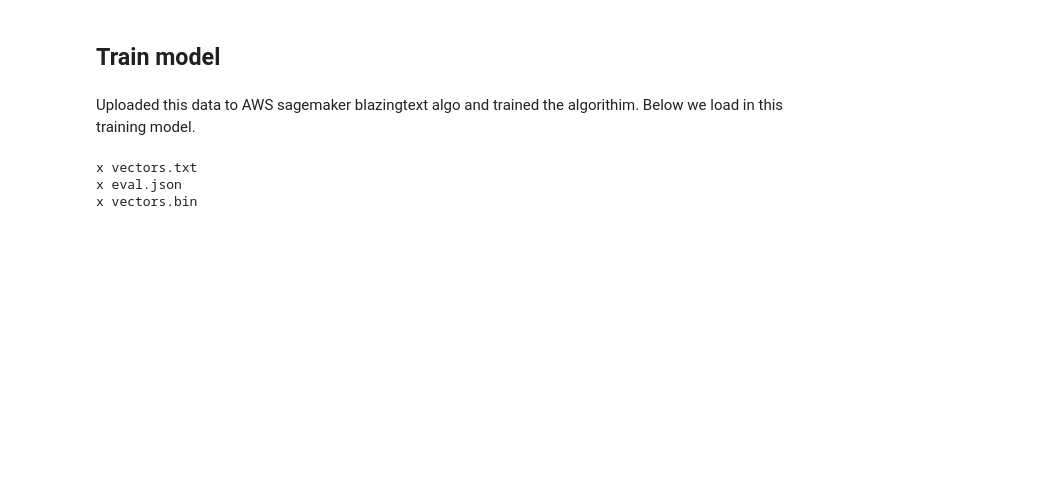
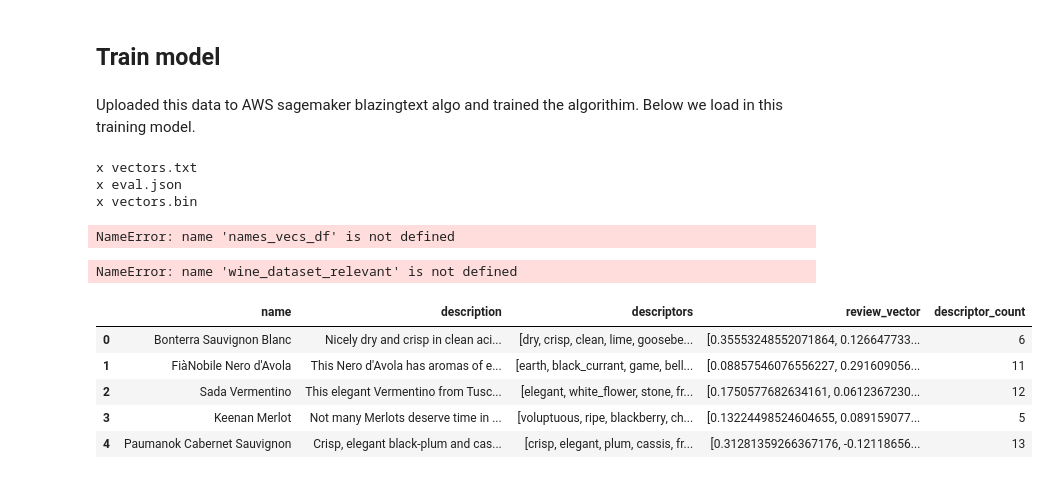
Before and after one commit to dylanw-main/Data_Analytics, a Jupyter notebook: kaggle_data.ipynb, the cells around one changed output. Saved outputs shown, nothing was run; the diff lists cells and outputs as text; code cells hidden in the pictures; blank space fills up the shorter version.

Commit message:
full engine

```diff
--- a/kaggle_data.ipynb
+++ b/kaggle_data.ipynb
@@ -205,3 +211,69 @@ names_vecs_filtered = [n for n in names_vecs if n[0] in list(descriptor_mapping[
 names_vecs_df = pd.DataFrame(names_vecs_filtered, columns=['word', 'vector'])
 names_vecs_df.sort_values(by=['word'], inplace=True)
 names_vecs_df.to_csv('word_vectors.csv')
+# %%
+wine_reviews = list(df_des['description'])
+
+def return_descriptor_from_mapping(word):
+    if word in list(descriptor_mapping.index):
+        descriptor_to_return = descriptor_mapping['level_3'][word]
+        return descriptor_to_return
+
+descriptorized_reviews = []
+for review in wine_reviews:
+    normalized_review = normalize_text(review)
+    phrased_review = ngrams[normalized_review]
+    descriptors_only = [return_descriptor_from_mapping(word) for word in phrased_review]
+    no_nones = [str(d) for d in descriptors_only if d is not None]
+    descriptorized_review = ' '.join(no_nones)
+    descriptorized_reviews.append(descriptorized_review)
+# %% [output]
+NameError: name 'names_vecs_df' is not defined
+# %%
+vectorizer = TfidfVectorizer()
+X = vectorizer.fit(descriptorized_reviews)
+
+dict_of_idf_weightings = pd.DataFrame(zip(X.get_feature_names(), X.idf_), columns=['word', 'idf'])
+
+vectors_and_idf = pd.merge(left=names_vecs_df, right=dict_of_idf_weightings, left_on='word', right_on='word', how='inner')
+vectors_and_idf['word_vec_idf'] = vectors_and_idf['vector']*vectors_and_idf['idf']
+vectors_and_idf = vectors_and_idf[['word', 'word_vec_idf']]
+vectors_and_idf.set_index('word', inplace=True)
+vectors_and_idf.to_csv('word_vectors_idf.csv')
+
+wine_review_vectors = []
+for d in descriptorized_reviews:
+    descriptor_count = 0
+    weighted_review_terms = []
+    terms = d.split(' ')
+
+    for term in terms:
+        if term in list(vectors_and_idf.index):
+            weighted_word_vector = vectors_and_idf.at[term, 'word_vec_idf']
+            weighted_review_terms.append(weighted_word_vector)
+            descriptor_count += 1
+        else:
+            continue
+
+    try:
+        review_vector = sum(weighted_review_terms)/len(weighted_review_terms)
+    except:
+        review_vector = []
+
+    vector_and_count = [terms, review_vector, descriptor_count]
+    wine_review_vectors.append(vector_and_count)
+# %% [output]
+NameError: name 'wine_dataset_relevant' is not defined
+# %%
+wine_review_vectors_df = pd.DataFrame(wine_review_vectors, columns=['descriptors', 'review_vector', 'descriptor_count'])
+full_wine_df = pd.concat([df_des, wine_review_vectors_df], axis=1)
+full_wine_df.dropna(how='any', inplace=True)
+full_wine_df.to_csv('wine_review_vectors.csv')
+full_wine_df.head()
+# %% [output]
+|  | name | description | descriptors | review_vector | descriptor_count |
+| 0 | Bonterra Sauvignon Blanc | Nicely dry and crisp in clean aci... | [dry, crisp, clean, lime, goosebe... | [0.35553248552071864, 0.126647733... | 6 |
+| 1 | FiàNobile Nero d'Avola | This Nero d'Avola has aromas of e... | [earth, black_currant, game, bell... | [0.08857546076556227, 0.291609056... | 11 |
+| 2 | Sada Vermentino | This elegant Vermentino from Tusc... | [elegant, white_flower, stone, fr... | [0.1750577682634161, 0.0612367230... | 12 |
+| 3 | Keenan Merlot | Not many Merlots deserve time in ... | [voluptuous, ripe, blackberry, ch... | [0.13224498524604655, 0.089159077... | 5 |
+| 4 | Paumanok Cabernet Sauvignon | Crisp, elegant black-plum and cas... | [crisp, elegant, plum, cassis, fr... | [0.31281359266367176, -0.12118656... | 13 |
```
Also changed, not shown: parts of 6 cells of this notebook, 1 other file.
